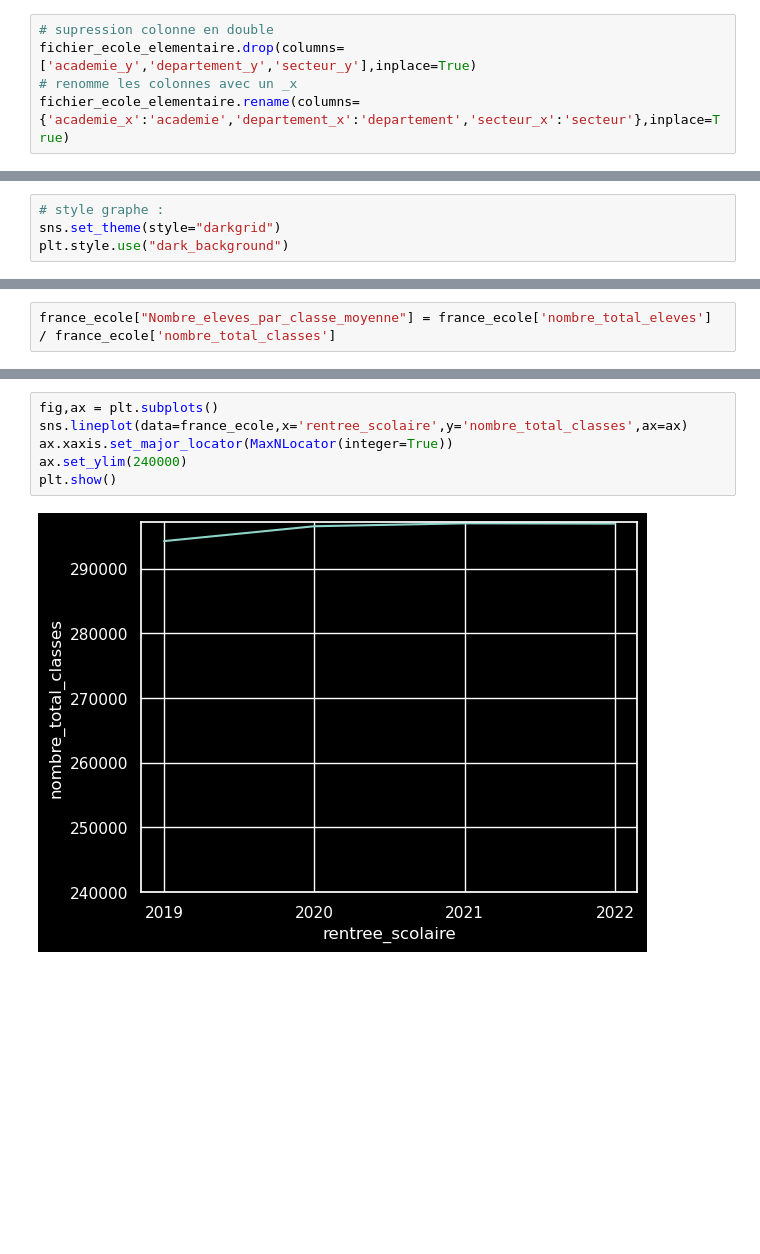
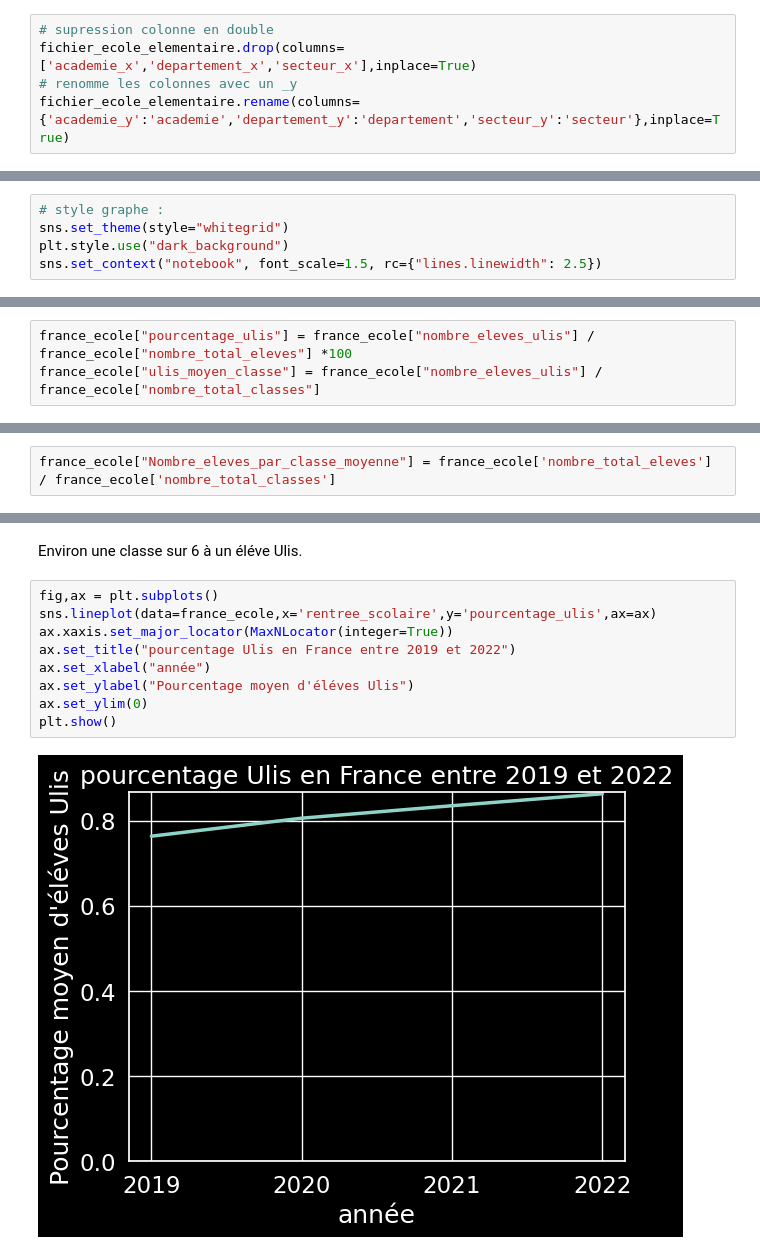
Before and after one commit to barrmath/data_educ, a Jupyter notebook: nettoyage_et_analyse.ipynb, the cells around one changed output, grey strips where cells are left out. Saved outputs shown, nothing was run; the diff lists cells and outputs as text; blank space fills up the shorter version.

```diff
--- a/nettoyage_et_analyse.ipynb
+++ b/nettoyage_et_analyse.ipynb
@@ -148,9 +149,9 @@ dtypes: float64(2), int64(14), object(16)
 memory usage: 49.1+ MB
 # %%
 # supression colonne en double
-fichier_ecole_elementaire.drop(columns=['academie_y','departement_y','secteur_y'],inplace=True)
-# renomme les colonnes avec un _x
-fichier_ecole_elementaire.rename(columns={'academie_x':'academie','departement_x':'departement','secteur_x':'secteur'},inplace=True)
+fichier_ecole_elementaire.drop(columns=['academie_x','departement_x','secteur_x'],inplace=True)
+# renomme les colonnes avec un _y
+fichier_ecole_elementaire.rename(columns={'academie_y':'academie','departement_y':'departement','secteur_y':'secteur'},inplace=True)
 # %%
 # création fichier college
 fichier_college = pd.merge(effectif_colleges,collegue_stat,left_on=['rentree_scolaire','numero_college'],right_on=['rentree_scolaire','uai'],how='outer')
@@ -185,10 +186,14 @@ voir l évolution des effectifs globale des effectifs en primaire<br>
 voir la repartition dans les classes en 2022<br>
 # %%
 # style graphe :
-sns.set_theme(style="darkgrid")
+sns.set_theme(style="whitegrid")
 plt.style.use("dark_background")
+sns.set_context("notebook", font_scale=1.5, rc={"lines.linewidth": 2.5})
 # %%
 france_ecole = fichier_ecole_elementaire.groupby(by='rentree_scolaire').sum(numeric_only=True)
+# %%
+france_ecole["pourcentage_ulis"] = france_ecole["nombre_eleves_ulis"] / france_ecole["nombre_total_eleves"] *100
+france_ecole["ulis_moyen_classe"] = france_ecole["nombre_eleves_ulis"] / france_ecole["nombre_total_classes"]
 # %%
 france_ecole.head()
 # %% [output]
@@ -224,8 +277,13 @@ plt.show()
+# %% [markdown]
+Environ une classe sur 6 à un éléve Ulis.
 # %%
 fig,ax = plt.subplots()
-sns.lineplot(data=france_ecole,x='rentree_scolaire',y='nombre_total_classes',ax=ax)
+sns.lineplot(data=france_ecole,x='rentree_scolaire',y='pourcentage_ulis',ax=ax)
 ax.xaxis.set_major_locator(MaxNLocator(integer=True))
-ax.set_ylim(240000)
+ax.set_title("pourcentage Ulis en France entre 2019 et 2022")
+ax.set_xlabel("année")
+ax.set_ylabel("Pourcentage moyen d'éléves Ulis")
+ax.set_ylim(0)
 plt.show()
 # %% [output]
-[figure, old version]
+[figure, new version]
```
Also changed, not shown: parts of 21 cells of this notebook.
